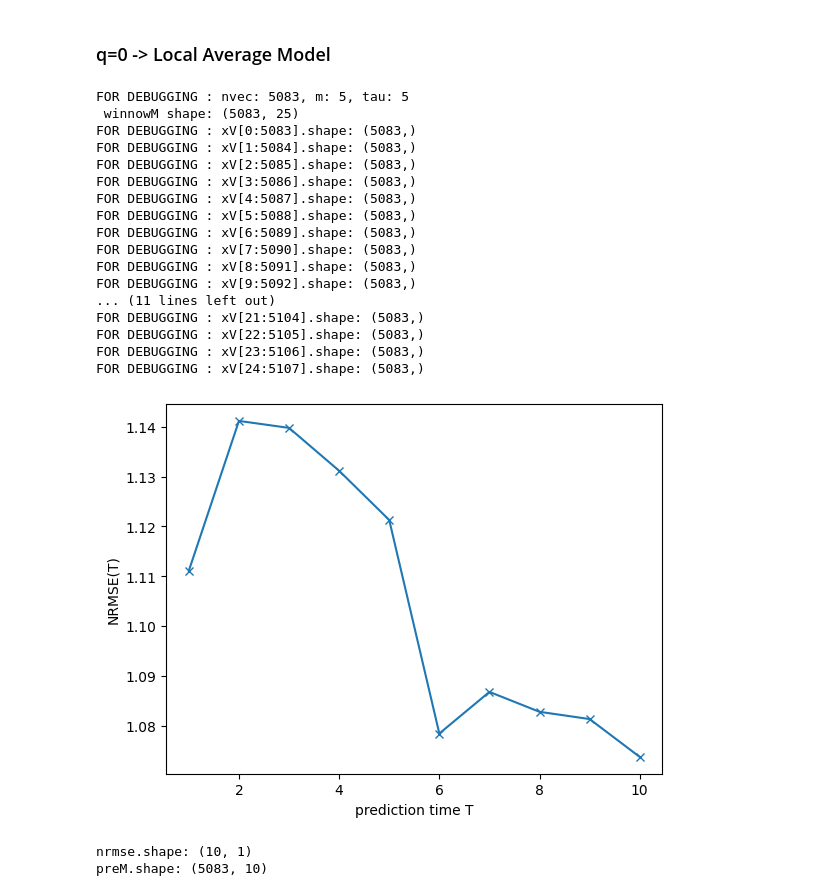
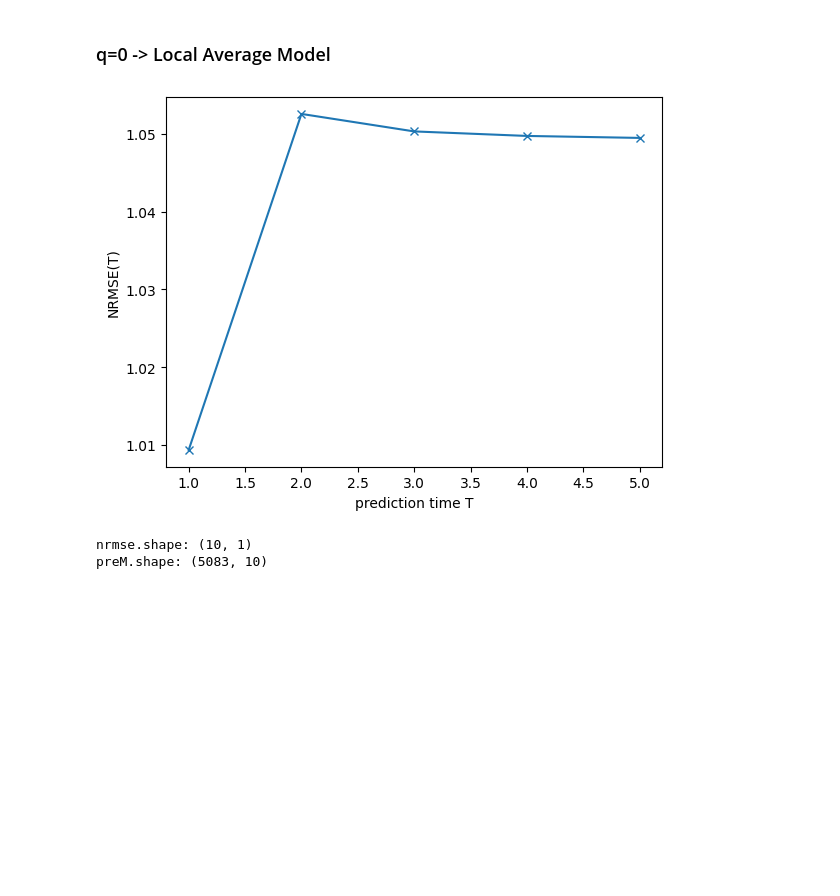
Before and after one commit to kounsolas/TimeSeriesProject, a Jupyter notebook: project.ipynb, the cells around one changed output. Saved outputs shown, nothing was run; the diff lists cells and outputs as text; code cells hidden in the pictures; blank space fills up the shorter version.

```diff
--- a/project.ipynb
+++ b/project.ipynb
@@ -810,30 +812,13 @@ m_est = 5
 # %% [markdown]
 ### q=0 -> Local Average Model
 # %%
-Tmax_val=10
+Tmax_val=5
 
 
-nrmse_q7a, preM_q7a = localfitnrmse(A_static, tau=tau_est, m=m_est, Tmax=Tmax_val, nnei=4, q=0, show=True)
+nrmse_q7a, preM_q7a = localfitnrmse(A_static, tau=tau_est, m=m_est, Tmax=Tmax_val, nnei=50, q=0, show=True)
 # resid_q7a = A_static - preM_q7a[:, 0]
 # resid_q7a = A_static[(m_est - 1) * tau_est + Tmax_val : ] - preM_q7a[:, 0] #!!!!!!!!!!!!!!!!!!!!!!!!!!!!!!!!!!!!!!!!!!!!!!!!!!!!!!!!!!!!!!!!!!!!!!!!!
 resid_q7a = A_static[(m_est - 1) * tau_est + 1 : (m_est - 1) * tau_est + 1 + len(preM_q7a)] - preM_q7a[:, 0]
 # %% [output]
-FOR DEBUGGING : nvec: 5083, m: 5, tau: 5
- winnowM shape: (5083, 25)
-FOR DEBUGGING : xV[0:5083].shape: (5083,)
-FOR DEBUGGING : xV[1:5084].shape: (5083,)
-FOR DEBUGGING : xV[2:5085].shape: (5083,)
-FOR DEBUGGING : xV[3:5086].shape: (5083,)
-FOR DEBUGGING : xV[4:5087].shape: (5083,)
-FOR DEBUGGING : xV[5:5088].shape: (5083,)
-FOR DEBUGGING : xV[6:5089].shape: (5083,)
-FOR DEBUGGING : xV[7:5090].shape: (5083,)
-FOR DEBUGGING : xV[8:5091].shape: (5083,)
-FOR DEBUGGING : xV[9:5092].shape: (5083,)
-... (11 lines left out)
-FOR DEBUGGING : xV[21:5104].shape: (5083,)
-FOR DEBUGGING : xV[22:5105].shape: (5083,)
-FOR DEBUGGING : xV[23:5106].shape: (5083,)
-FOR DEBUGGING : xV[24:5107].shape: (5083,)
-[figure, old version]
+[figure, new version]
 # %%
```
Also changed, not shown: parts of 19 cells of this notebook, 8 other files.
